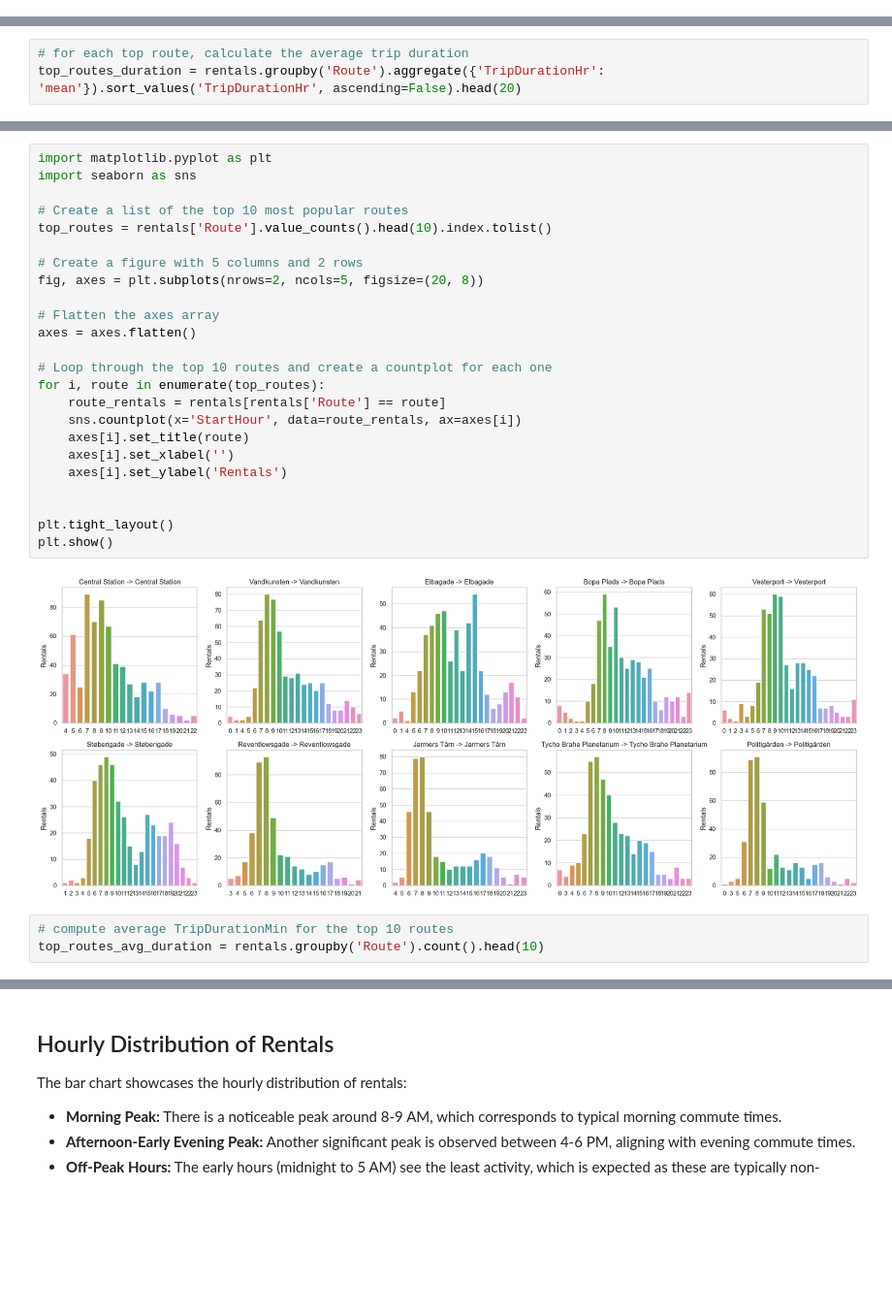
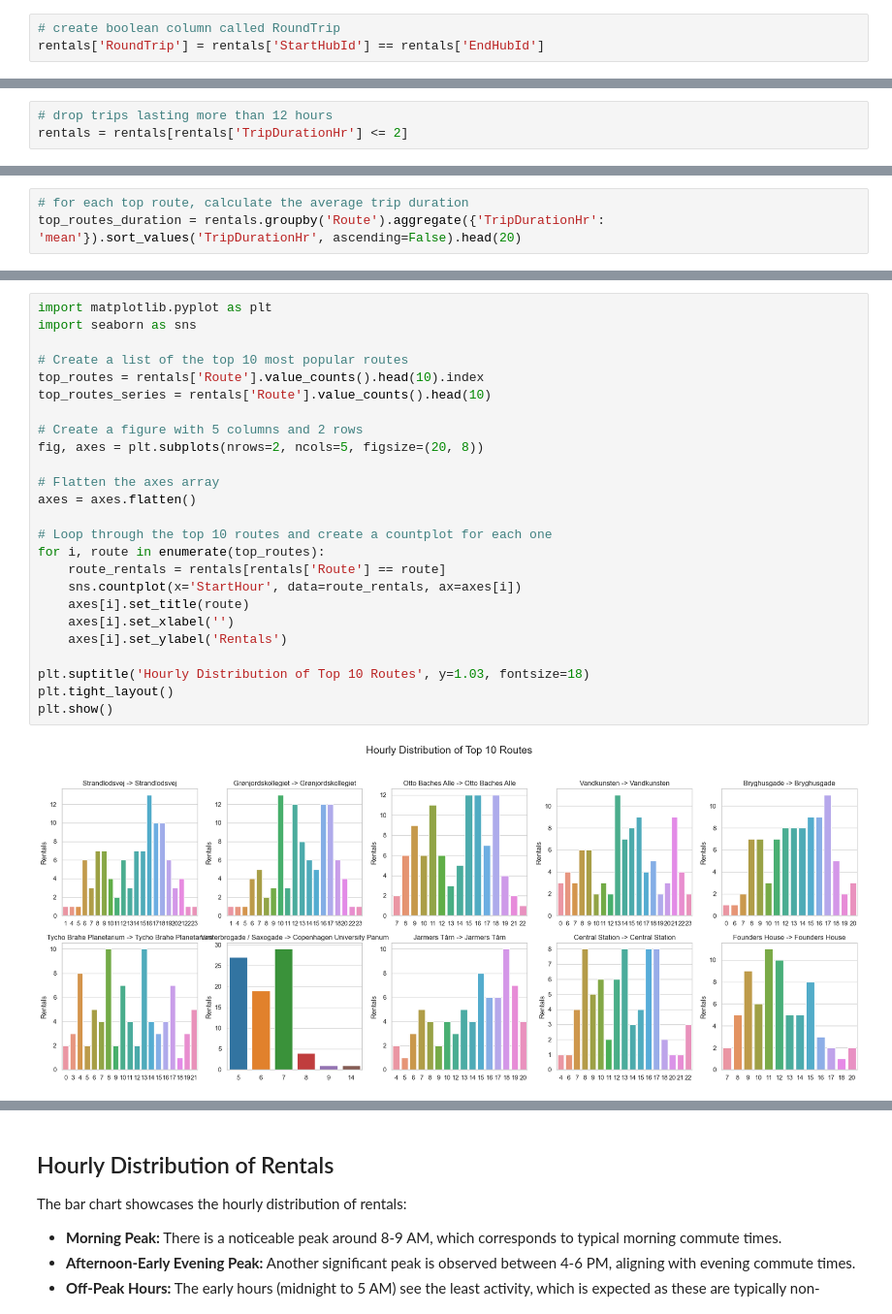
Before and after one commit to mihainipomici/multimodal_public_transport_copenhagen, a Jupyter notebook: notebooks/donkey_analysis.ipynb, the cells around one changed output, grey strips where cells are left out. Shown at 97% size. Saved outputs shown, nothing was run; the diff lists cells and outputs as text; blank space fills up the shorter version.

```diff
--- a/notebooks/donkey_analysis.ipynb
+++ b/notebooks/donkey_analysis.ipynb
@@ -236,3 +236,6 @@ percentage_long_trips = (long_trips_count / len(rentals)) * 100
 long_trips_count, percentage_long_trips
 # %% [output]
 (162, 0.06347514673729909)
+# %%
+# create boolean column called RoundTrip
+rentals['RoundTrip'] = rentals['StartHubId'] == rentals['EndHubId']
@@ -248,3 +288,6 @@ remaining_long_trips_count
+# %%
+# drop trips lasting more than 12 hours
+rentals = rentals[rentals['TripDurationHr'] <= 2]
 # %%
 # Top 10 hubs for starting rentals
 top_start_hubs = rentals['nameStart'].value_counts().head(10)
@@ -364,29 +419,27 @@ Name: count, dtype: int64
 # %%
 import matplotlib.pyplot as plt
 import seaborn as sns
 
 # Create a list of the top 10 most popular routes
-top_routes = rentals['Route'].value_counts().head(10).index.tolist()
+top_routes = rentals['Route'].value_counts().head(10).index
+top_routes_series = rentals['Route'].value_counts().head(10)
 
 # Create a figure with 5 columns and 2 rows
 fig, axes = plt.subplots(nrows=2, ncols=5, figsize=(20, 8))
 
 # Flatten the axes array
 axes = axes.flatten()
 
 # Loop through the top 10 routes and create a countplot for each one
 for i, route in enumerate(top_routes):
     route_rentals = rentals[rentals['Route'] == route]
     sns.countplot(x='StartHour', data=route_rentals, ax=axes[i])
     axes[i].set_title(route)
     axes[i].set_xlabel('')
     axes[i].set_ylabel('Rentals')
 
-
+plt.suptitle('Hourly Distribution of Top 10 Routes', y=1.03, fontsize=18)
 plt.tight_layout()
 plt.show()
 # %% [output]
-[figure, old version]
+[figure, new version]
-# %%
-# compute average TripDurationMin for the top 10 routes
-top_routes_avg_duration = rentals.groupby('Route').count().head(10)
```
Also changed, not shown: parts of 27 cells of this notebook, 1 other file.
